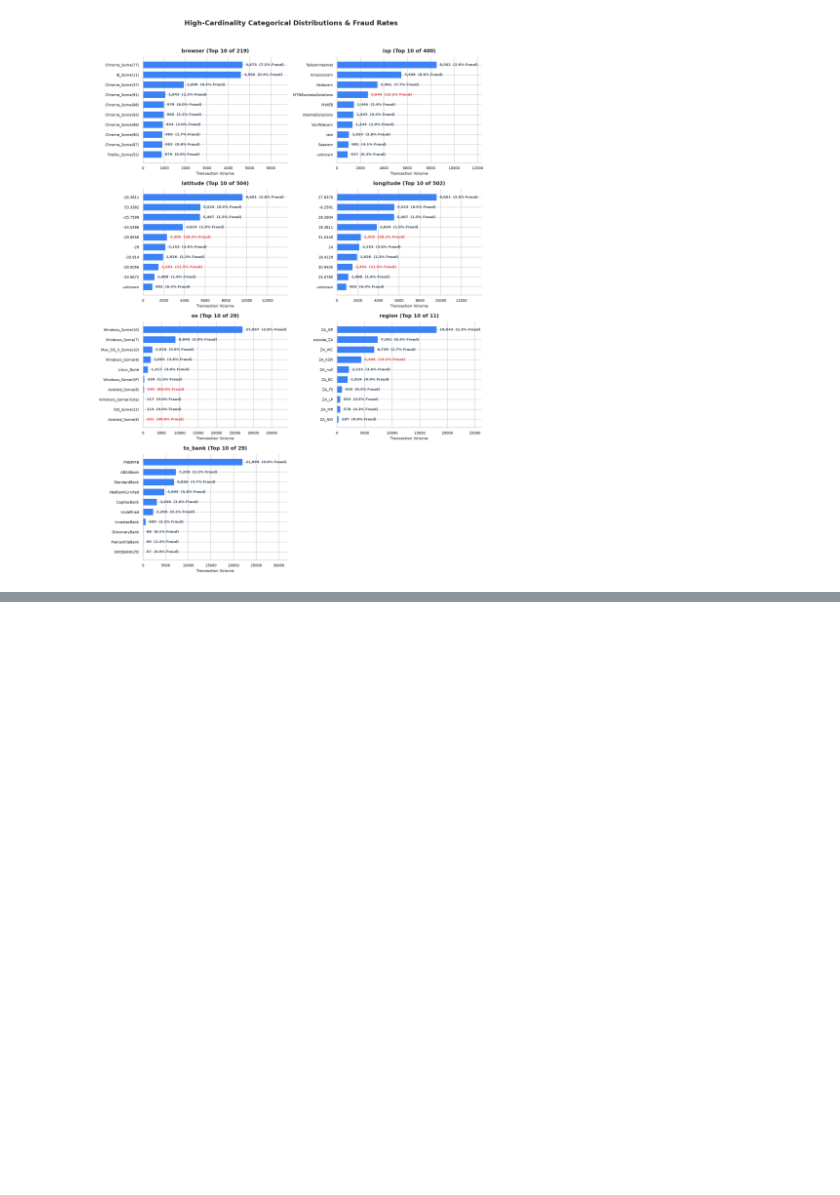
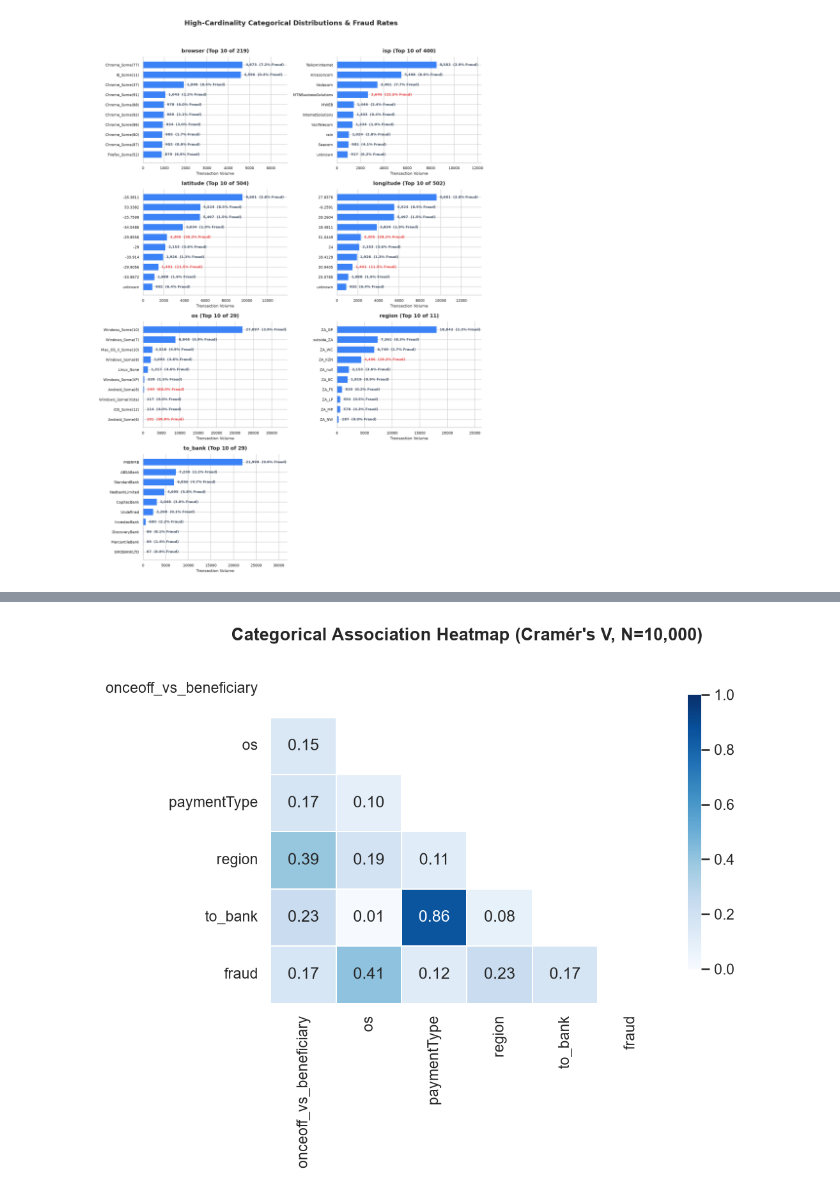
Before and after one commit to panashe-maisiri-dev/fraud-detection, a Jupyter notebook: notebooks/exploratory_data_analysis.ipynb, the cells around one changed output, grey strips where cells are left out. Cells and saved outputs as stored; diff of their text form; code cells hidden in the pictures; blank space fills up the shorter version.

```diff
--- a/notebooks/exploratory_data_analysis.ipynb
+++ b/notebooks/exploratory_data_analysis.ipynb
@@ -473,0 +674,98 @@ else:
+# %%
+# Set clean visual style
+sns.set_theme(style="white")
+plt.rcParams['figure.dpi'] = 150
+
+# -------------------------------------------------------------------
+# 1. MEMORY-SAFE CATEGORICAL SELECTION (< 100 UNIQUE VALUES)
+# -------------------------------------------------------------------
+# Exclude high-cardinality IDs (like transactor_id) that cause MemoryError
+MAX_CARDINALITY = 100
+
+cat_cols = [
+    col for col in fraud_data.select_dtypes(include=['object', 'category', 'string']).columns
+    if col != 'fraud' and 1 < fraud_data[col].nunique() < MAX_CARDINALITY
+]
+
+# Include 'fraud' as a discrete target category
+if 'fraud' in fraud_data.columns and 'fraud' not in cat_cols:
+    cat_cols.append('fraud')
+
+# If no 'object' dtype columns matched, check numeric categorical flags
+if len(cat_cols) <= 1:
+    cat_cols = [
+        col for col in fraud_data.columns
+        if 1 < fraud_data[col].nunique() < MAX_CARDINALITY
+    ]
+
+# -------------------------------------------------------------------
+# 2. CRAMÉR'S V FUNCTION WITH SAMPLE SAFETY
+# -------------------------------------------------------------------
+def cramers_v_safe(x, y):
+    """Calculates Cramér's V safely using pd.crosstab."""
+    confusion_matrix = pd.crosstab(x, y)
+
+    # Avoid calculating if contingency matrix is empty or too large
+    if confusion_matrix.size == 0 or confusion_matrix.shape[0] < 2 or confusion_matrix.shape[1] < 2:
+        return 0.0
+
+    chi2 = chi2_contingency(confusion_matrix)[0]
+    n = confusion_matrix.sum().sum()
+    if n == 0:
+        return 0.0
+
+    phi2 = chi2 / n
+    r, k = confusion_matrix.shape
+
+    # Bias correction
+    phi2corr = max(0, phi2 - ((k-1)*(r-1)) / (n-1))
+    rcorr = r - ((r-1)**2) / (n-1)
+    kcorr = k - ((k-1)**2) / (n-1)
+
+    if min((kcorr-1), (rcorr-1)) <= 0:
+        return 0.0
+    return np.sqrt(phi2corr / min((kcorr-1), (rcorr-1)))
+
+# -------------------------------------------------------------------
+# 3. COMPUTE MATRIX ON SAMPLED DATA
+# -------------------------------------------------------------------
+# Take a random sample of 10,000 rows to further optimize RAM
+sample_size = min(10000, len(fraud_data))
+sample_df = fraud_data[cat_cols].sample(n=sample_size, random_state=42)
+
+cramer_matrix = pd.DataFrame(index=cat_cols, columns=cat_cols, dtype=float)
+
+for c1 in cat_cols:
+    for c2 in cat_cols:
+        if c1 == c2:
+            cramer_matrix.loc[c1, c2] = 1.0
+        else:
+            cramer_matrix.loc[c1, c2] = cramers_v_safe(sample_df[c1], sample_df[c2])
+
+# -------------------------------------------------------------------
+# 4. PLOT CATEGORICAL ASSOCIATION HEATMAP
+# -------------------------------------------------------------------
+if len(cat_cols) > 1:
+    plt.figure(figsize=(min(10, len(cat_cols)*1.2), min(8, len(cat_cols)*1.0)))
+
+    # Mask upper triangle for a clean look
+    mask = np.triu(np.ones_like(cramer_matrix, dtype=bool))
+
+    sns.heatmap(
+        cramer_matrix,
+        mask=mask,
+        annot=True,
+        fmt=".2f",
+        cmap='Blues',
+        vmin=0,
+        vmax=1,
+        linewidths=0.8,
+        cbar_kws={"shrink": .8}
+    )
+    plt.title(f"Categorical Association Heatmap (Cramér's V, N={sample_size:,})", fontsize=13, fontweight='bold', pad=15)
+    plt.tight_layout()
+    plt.show()
+else:
+    print("Not enough low-cardinality categorical variables found to plot a heatmap.")
+# %% [output]
+[figure, added]
```
Also changed, not shown: parts of 20 cells of this notebook.
